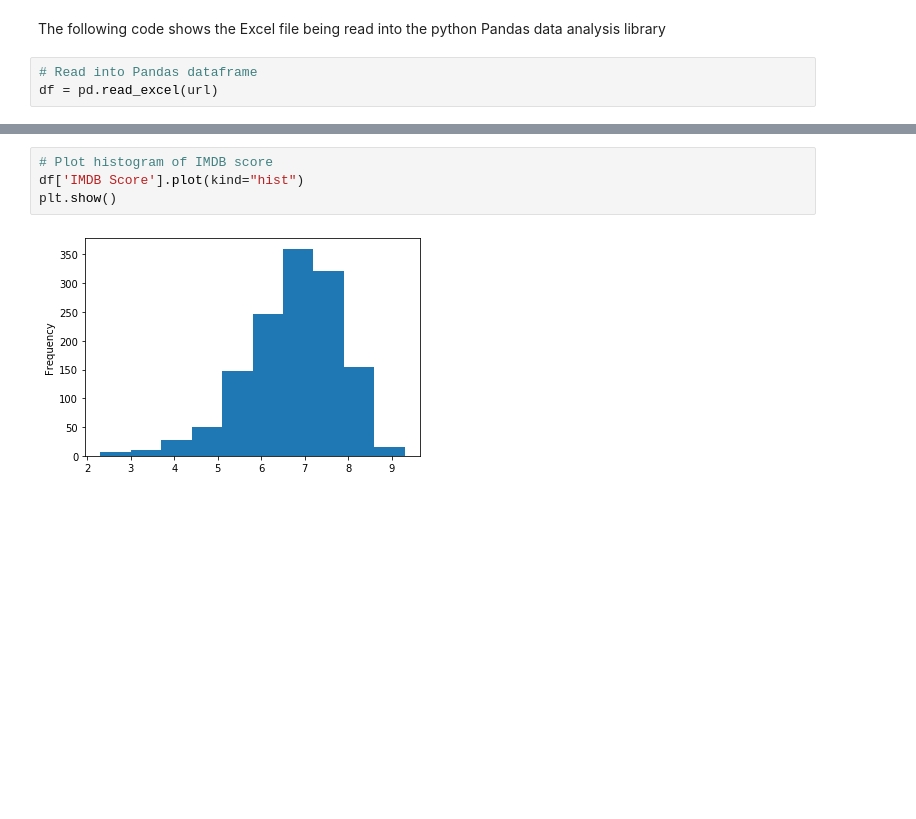
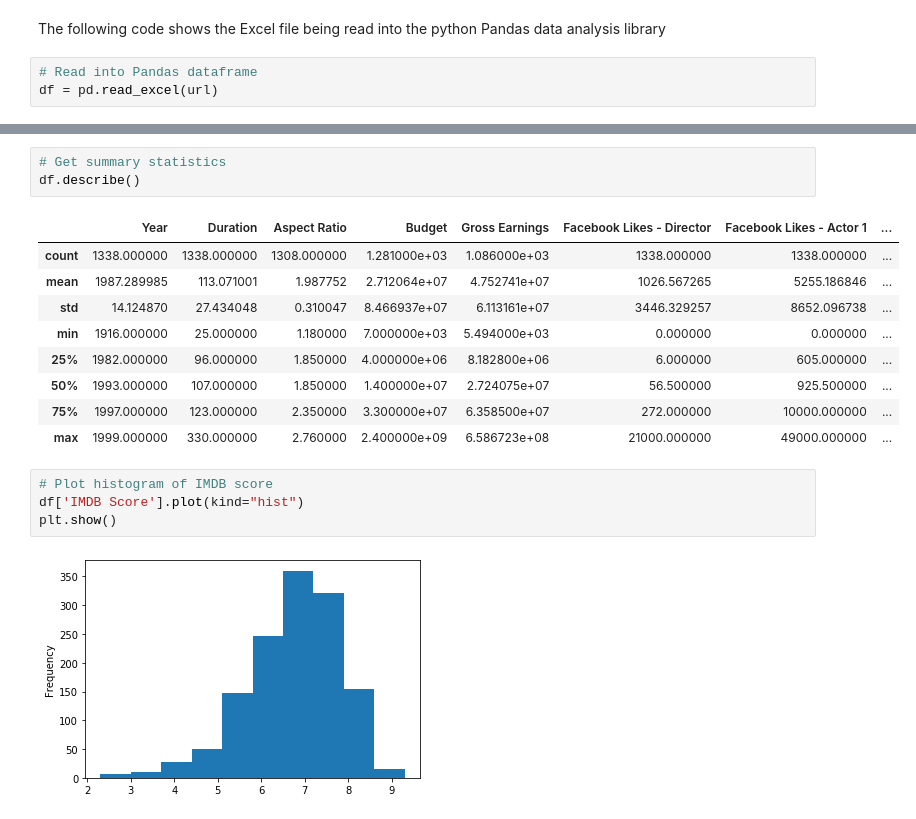
Before and after one commit to LBJ-Wade/python-demo, a Jupyter notebook: demo.ipynb, the cells around one changed output, grey strips where cells are left out. Cells and saved outputs as stored; diff of their text form; blank space fills up the shorter version.

```diff
--- a/demo.ipynb
+++ b/demo.ipynb
@@ -33,6 +33,19 @@ df.head()
 | 2 | The Big Parade | 1925 | Drama|Romance|War | NaN | USA | Not Rated | 151 | 1.33 | 245000.0 | ... |
 | 3 | Metropolis | 1927 | Drama|Sci-Fi | German | Germany | Not Rated | 145 | 1.33 | 6000000.0 | ... |
 | 4 | Pandora's Box | 1929 | Crime|Drama|Romance | German | Germany | Not Rated | 110 | 1.33 | NaN | ... |
+# %%
+# Get summary statistics
+df.describe()
+# %% [output]
+|  | Year | Duration | Aspect Ratio | Budget | Gross Earnings | Facebook Likes - Director | Facebook Likes - Actor 1 | ... |
+| count | 1338.000000 | 1338.000000 | 1308.000000 | 1.281000e+03 | 1.086000e+03 | 1338.000000 | 1338.000000 | ... |
+| mean | 1987.289985 | 113.071001 | 1.987752 | 2.712064e+07 | 4.752741e+07 | 1026.567265 | 5255.186846 | ... |
+| std | 14.124870 | 27.434048 | 0.310047 | 8.466937e+07 | 6.113161e+07 | 3446.329257 | 8652.096738 | ... |
+| min | 1916.000000 | 25.000000 | 1.180000 | 7.000000e+03 | 5.494000e+03 | 0.000000 | 0.000000 | ... |
+| 25% | 1982.000000 | 96.000000 | 1.850000 | 4.000000e+06 | 8.182800e+06 | 6.000000 | 605.000000 | ... |
+| 50% | 1993.000000 | 107.000000 | 1.850000 | 1.400000e+07 | 2.724075e+07 | 56.500000 | 925.500000 | ... |
+| 75% | 1997.000000 | 123.000000 | 2.350000 | 3.300000e+07 | 6.358500e+07 | 272.000000 | 10000.000000 | ... |
+| max | 1999.000000 | 330.000000 | 2.760000 | 2.400000e+09 | 6.586723e+08 | 21000.000000 | 49000.000000 | ... |
 # %%
 # Plot histogram of IMDB score
 df['IMDB Score'].plot(kind="hist")
```
Also changed, not shown: parts of 3 cells of this notebook.
